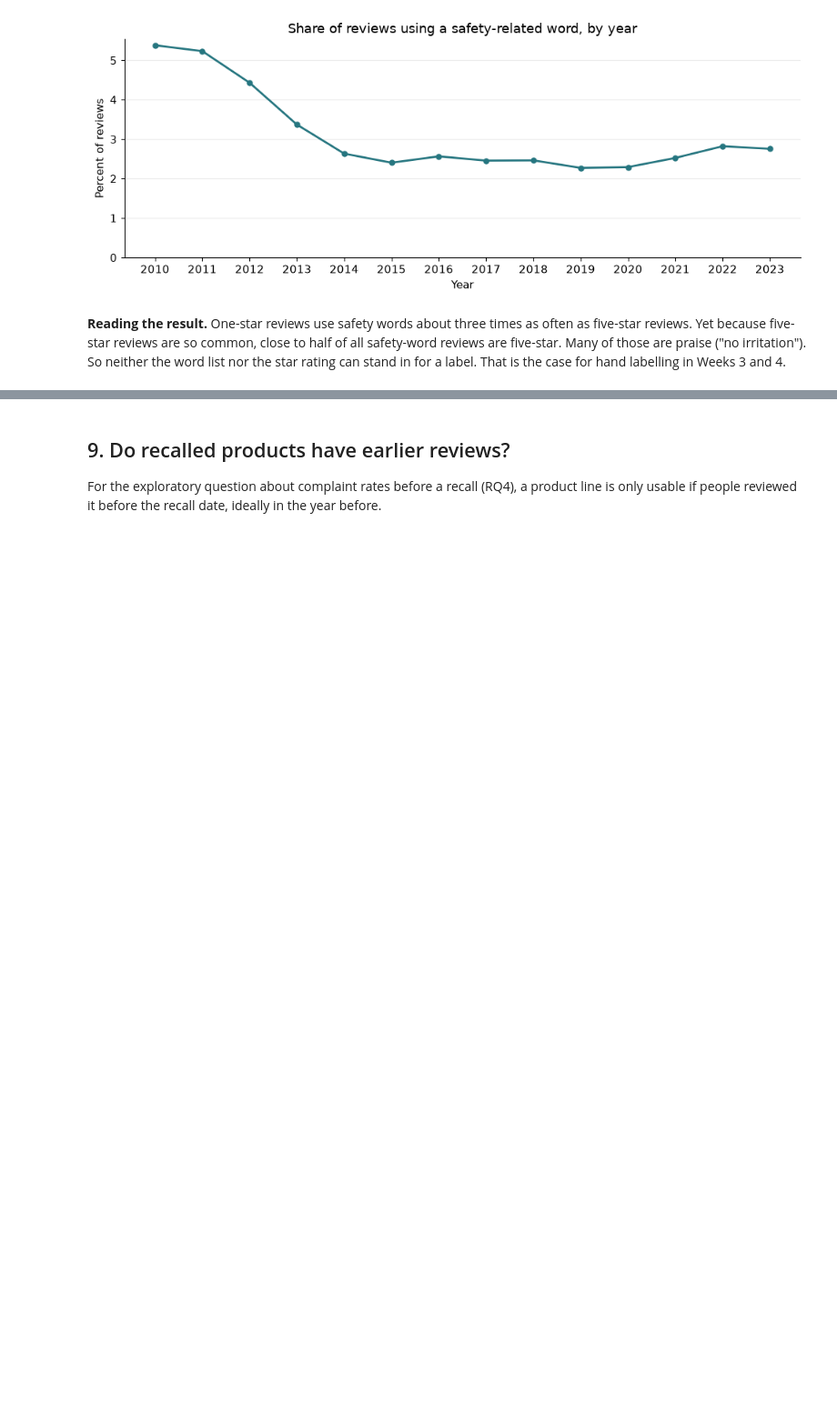
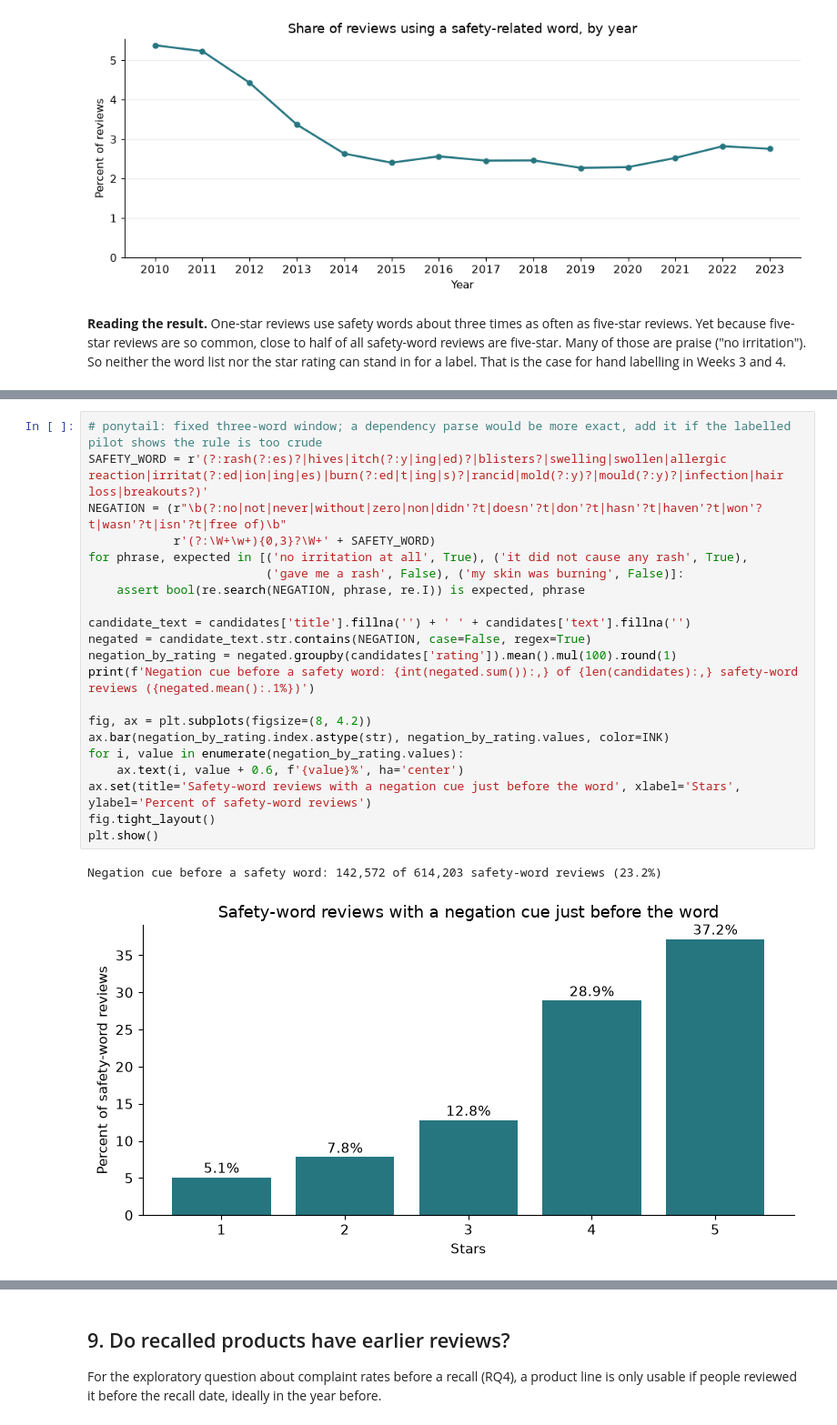
Before and after one commit to Pawansingh3889/yuvaintern, a Jupyter notebook: complaint_detection.ipynb, the cells around one changed output, grey strips where cells are left out. Shown at 91% size. Cells and saved outputs as stored; diff of their text form; blank space fills up the shorter version.

```diff
--- a/complaint_detection.ipynb
+++ b/complaint_detection.ipynb
@@ -764,0 +834,24 @@ Any group: 614,203 reviews (2.57%). Groups overlap, so they sum to more.
+# %%
+# ponytail: fixed three-word window; a dependency parse would be more exact, add it if the labelled pilot shows the rule is too crude
+SAFETY_WORD = r'(?:rash(?:es)?|hives|itch(?:y|ing|ed)?|blisters?|swelling|swollen|allergic reaction|irritat(?:ed|ion|ing|es)|burn(?:ed|t|ing|s)?|rancid|mold(?:y)?|mould(?:y)?|infection|hair loss|breakouts?)'
+NEGATION = (r"\b(?:no|not|never|without|zero|non|didn'?t|doesn'?t|don'?t|hasn'?t|haven'?t|won'?t|wasn'?t|isn'?t|free of)\b"
+            r'(?:\W+\w+){0,3}?\W+' + SAFETY_WORD)
+for phrase, expected in [('no irritation at all', True), ('it did not cause any rash', True),
+                         ('gave me a rash', False), ('my skin was burning', False)]:
+    assert bool(re.search(NEGATION, phrase, re.I)) is expected, phrase
+
+candidate_text = candidates['title'].fillna('') + ' ' + candidates['text'].fillna('')
+negated = candidate_text.str.contains(NEGATION, case=False, regex=True)
+negation_by_rating = negated.groupby(candidates['rating']).mean().mul(100).round(1)
+print(f'Negation cue before a safety word: {int(negated.sum()):,} of {len(candidates):,} safety-word reviews ({negated.mean():.1%})')
+
+fig, ax = plt.subplots(figsize=(8, 4.2))
+ax.bar(negation_by_rating.index.astype(str), negation_by_rating.values, color=INK)
+for i, value in enumerate(negation_by_rating.values):
+    ax.text(i, value + 0.6, f'{value}%', ha='center')
+ax.set(title='Safety-word reviews with a negation cue just before the word', xlabel='Stars', ylabel='Percent of safety-word reviews')
+fig.tight_layout()
+plt.show()
+# %% [output]
+Negation cue before a safety word: 142,572 of 614,203 safety-word reviews (23.2%)
+[figure, added]
```
Also changed, not shown: parts of 20 cells of this notebook, 1 other file.
